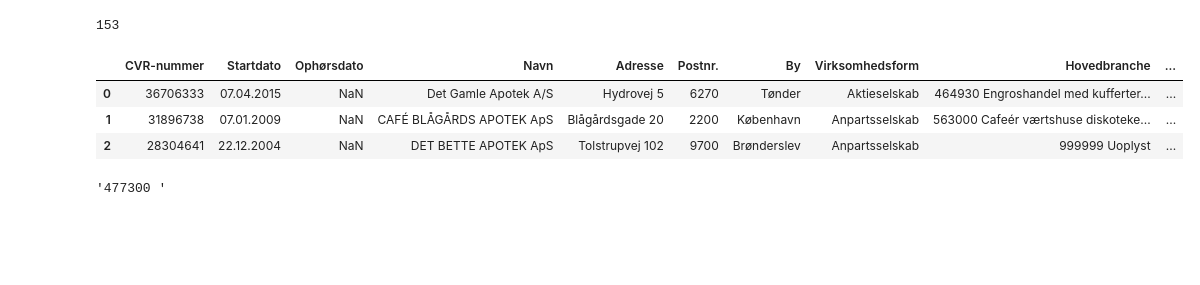
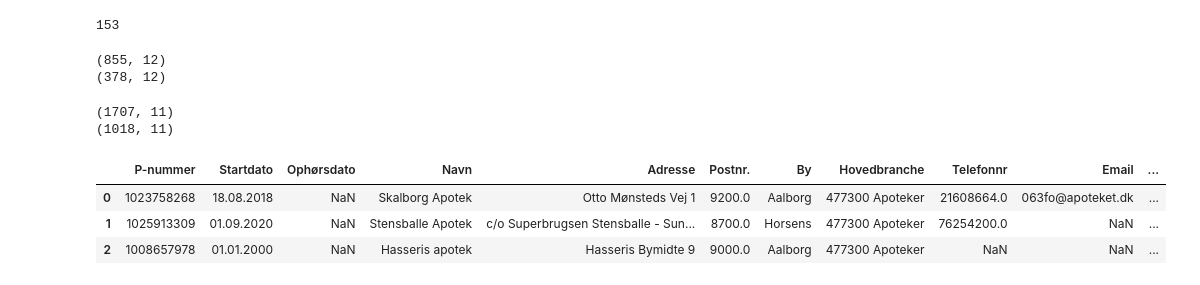
Before and after one commit to Oliverkobaek/thesis_2020, a Jupyter notebook: Scraping af CVR.ipynb, the cells around one changed output. Cells and saved outputs as stored; diff of their text form; code cells hidden in the pictures; blank space fills up the shorter version.

Commit message:
Updated after scraping of starting dates

```diff
--- a/Scraping af CVR.ipynb
+++ b/Scraping af CVR.ipynb
@@ -24,4 +24,0 @@ for i in range(len(df)):
-# %%
-len(mangler_start)
-# %% [output]
-153
@@ -31,7 +39,45 @@ cvr_virk = pd.read_csv(url_virk, sep=';')
+# %%
+# Noting here that we are missing 153 start dates
+len(mangler_start)
+# %% [output]
+153
+# %%
+# Attempting to locate or missing start dates in all firms registered as pharmacies in https://datacvr.virk.dk/data/
+# We start by making a very general search for "apotek*"
+# We Import our search results from the datacvr.virk.dk here
+
+# First we do it for CVR numbers:
+url_virk = 'https://raw.githubusercontent.com/Oliverkobaek/thesis_2020/master/CVR_virk.csv'
+cvr_virk = pd.read_csv(url_virk, sep=';')
+# We note that we have 855 firms in our search result
+print(cvr_virk.shape)
+
+# Selecting only rows with 'Hovedbranche = 477300 r 523100' to remove every irrelevant firm
+cvr_virk_ap = cvr_virk[(cvr_virk.Hovedbranche == '477300 Apoteker') | (cvr_virk.Hovedbranche =='523100 Apoteker')]
+cvr_virk_a = cvr_virk_ap.reset_index(drop=True)
+print(cvr_virk_a.shape)
+# %% [output]
+(855, 12)
+(378, 12)
+# %%
+# Same procedure as above for P-numbers:
+# P-enheder
+url_p = 'https://raw.githubusercontent.com/Oliverkobaek/thesis_2020/master/CVR_P-enheder.csv'
+cvr_p = pd.read_csv(url_p, sep=';')
+# We note that we have 1707 firms in our search result
+print(cvr_p.shape)
+
+# Selecting only rows with 'Hovedbranche = 477300 Apoteker' to remove every irrelevant firm
+cvr_p_ap = cvr_p[(cvr_p.Hovedbranche == '477300 Apoteker')| (cvr_p.Hovedbranche =='523100 Apoteker')]
+cvr_p_a = cvr_p_ap.reset_index(drop=True)
+print(cvr_p_a.shape)
+# %% [output]
+(1707, 11)
+(1018, 11)
 # %%
-cvr_virk.head(3)
+cvr_p_a.head(3)
 # %% [output]
-|  | CVR-nummer | Startdato | Ophørsdato | Navn | Adresse | Postnr. | By | Virksomhedsform | Hovedbranche | ... |
-| 0 | 36706333 | 07.04.2015 | NaN | Det Gamle Apotek A/S | Hydrovej 5 | 6270 | Tønder | Aktieselskab | 464930 Engroshandel med kufferter... | ... |
-| 1 | 31896738 | 07.01.2009 | NaN | CAFÉ BLÅGÅRDS APOTEK ApS | Blågårdsgade 20 | 2200 | København | Anpartsselskab | 563000 Cafeér værtshuse diskoteke... | ... |
-| 2 | 28304641 | 22.12.2004 | NaN | DET BETTE APOTEK ApS | Tolstrupvej 102 | 9700 | Brønderslev | Anpartsselskab | 999999 Uoplyst | ... |
+|  | P-nummer | Startdato | Ophørsdato | Navn | Adresse | Postnr. | By | Hovedbranche | Telefonnr | Email | ... |
+| 0 | 1023758268 | 18.08.2018 | NaN | Skalborg Apotek | Otto Mønsteds Vej 1 | 9200.0 | Aalborg | 477300 Apoteker | 21608664.0 | 063fo@apoteket.dk | ... |
+| 1 | 1025913309 | 01.09.2020 | NaN | Stensballe Apotek | c/o Superbrugsen Stensballe - Sun... | 8700.0 | Horsens | 477300 Apoteker | 76254200.0 | NaN | ... |
+| 2 | 1008657978 | 01.01.2000 | NaN | Hasseris apotek | Hasseris Bymidte 9 | 9000.0 | Aalborg | 477300 Apoteker | NaN | NaN | ... |
@@ -42,4 +83,0 @@ cvr_p = pd.read_csv(url_p, sep=';')
-# %%
-cvr_p['Hovedbranche'][9][0:7]
-# %% [output]
-'477300 '
```
Also changed, not shown: parts of 26 cells of this notebook, 2 other files.
